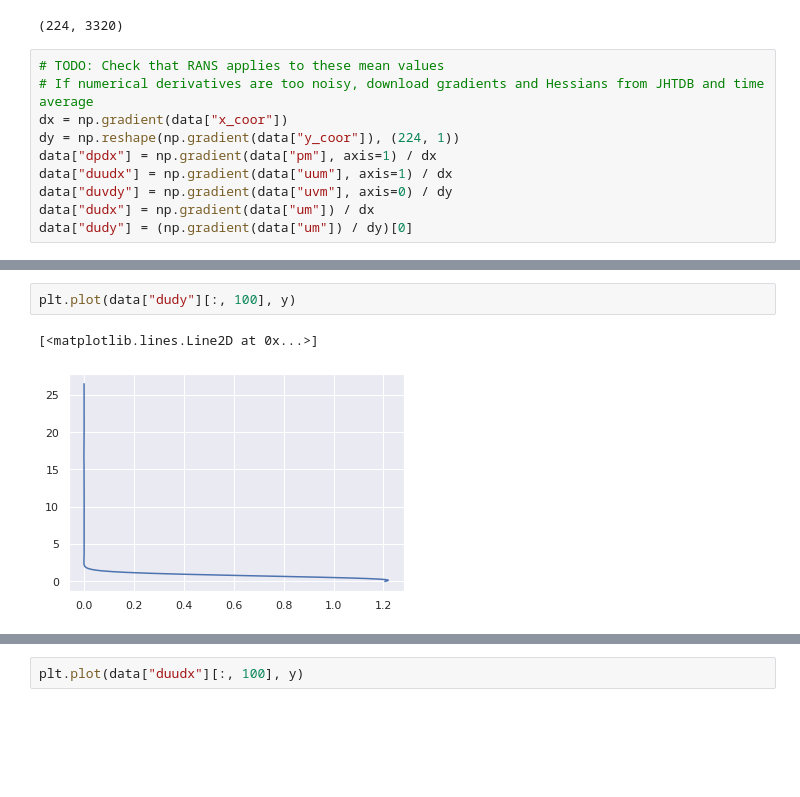
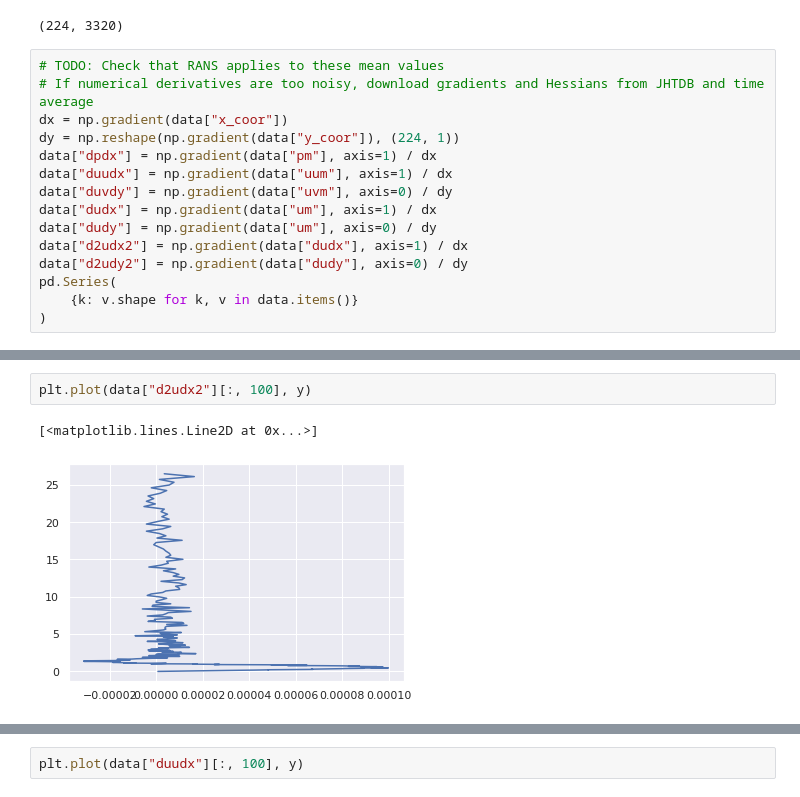
Before and after one commit to petebachant/boundary-layer-turbulence-modeling, a Jupyter notebook: notebook.ipynb, the cells around one changed output, grey strips where cells are left out. Drawn from its saved outputs; the diff is of its cells as text; blank space fills up the shorter version.

```diff
--- a/notebook.ipynb
+++ b/notebook.ipynb
@@ -281,5 +279,10 @@ dy = np.reshape(np.gradient(data["y_coor"]), (224, 1))
 data["dpdx"] = np.gradient(data["pm"], axis=1) / dx
 data["duudx"] = np.gradient(data["uum"], axis=1) / dx
 data["duvdy"] = np.gradient(data["uvm"], axis=0) / dy
-data["dudx"] = np.gradient(data["um"]) / dx
-data["dudy"] = (np.gradient(data["um"]) / dy)[0]
+data["dudx"] = np.gradient(data["um"], axis=1) / dx
+data["dudy"] = np.gradient(data["um"], axis=0) / dy
+data["d2udx2"] = np.gradient(data["dudx"], axis=1) / dx
+data["d2udy2"] = np.gradient(data["dudy"], axis=0) / dy
+pd.Series(
+    {k: v.shape for k, v in data.items()}
+)
@@ -286,5 +307,5 @@ data["dudy"] = (np.gradient(data["um"]) / dy)[0]
 # %%
-plt.plot(data["dudy"][:, 100], y)
+plt.plot(data["d2udx2"][:, 100], y)
 # %% [output]
 [<matplotlib.lines.Line2D at 0x...>]
-[figure, old version]
+[figure, new version]
```
Also changed, not shown: parts of 4 cells of this notebook.
